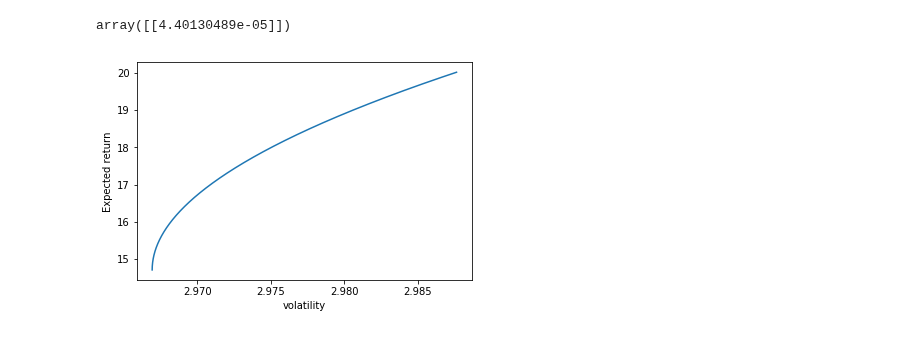
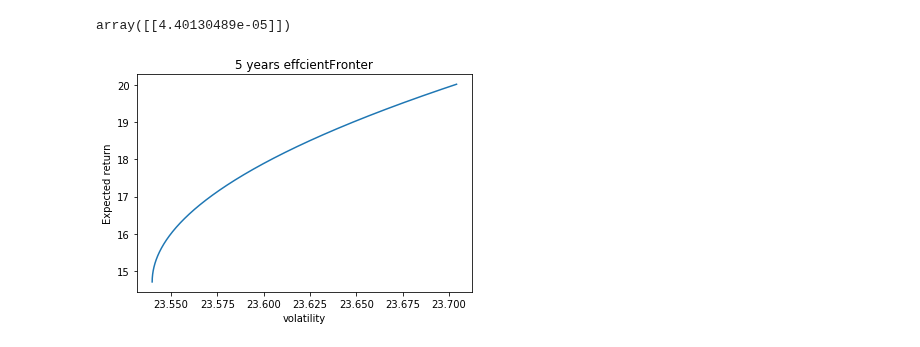
Before and after one commit to wuchenyu38/MA574_Portfolio-Valuation-and-Risk-Management, a Jupyter notebook: src/Markowitz2.ipynb, the cells around one changed output. Saved outputs shown, nothing was run; the diff lists cells and outputs as text; code cells hidden in the pictures.

```diff
--- a/src/Markowitz2.ipynb
+++ b/src/Markowitz2.ipynb
@@ -28,7 +27,7 @@ file_chdir = os.getcwd()
 filecsv_list = []
 for root,dirs,files in os.walk(file_chdir):
   for file in files:
-    if os.path.splitext(file)[1] == '.csv':
+    if os.path.splitext(file)[1] == '.csv' and os.path.splitext(file)[0] != 'VXX':
       filecsv_list.append(file)
 R = pd.DataFrame()
 for csv in filecsv_list:
@@ -67,21 +66,23 @@ min_sigma
 # %% [output]
 array([[4.40130489e-05]])
 # %%
+#5 years effcientFronter
 sigma = []
 mu = []
 weight = []
 before_ = np.inf
 for i in range(30000,50000):
     w = g + h*0.00000001*i
-    sigma_ = np.sqrt(np.dot(np.dot(w.reshape(1,-1),R_cov),w)*len(R_expect_1))*100
+    sigma_ = np.sqrt(np.dot(np.dot(w.reshape(1,-1),R_cov),w)[0][0])*np.sqrt(break_points[3]-break_points[2])*100
     if sigma_ > before_:
-      sigma.append(sigma_[0][0])
+      sigma.append(sigma_)
       weight.append(w)
       mu.append(((1+0.00000001*i)**365 - 1)*100)
-    before_ = sigma_[0][0]
+    before_ = sigma_
 plt.plot(sigma,mu)
 plt.ylabel("Expected return")
 plt.xlabel("volatility")
+plt.title("5 years effcientFronter")
 plt.show()
 # %% [output]
-[figure, old version]
+[figure, new version]
```
Also changed, not shown: parts of 18 cells of this notebook.
